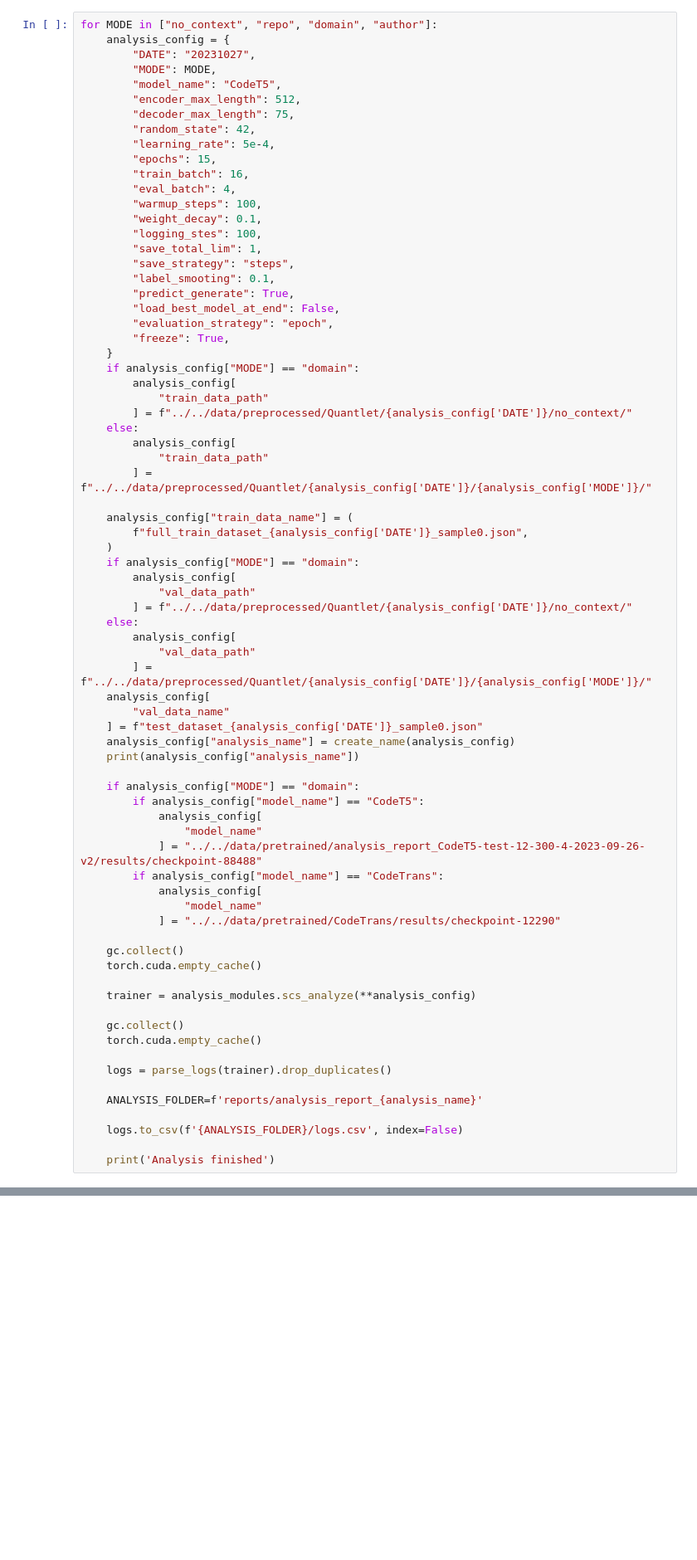
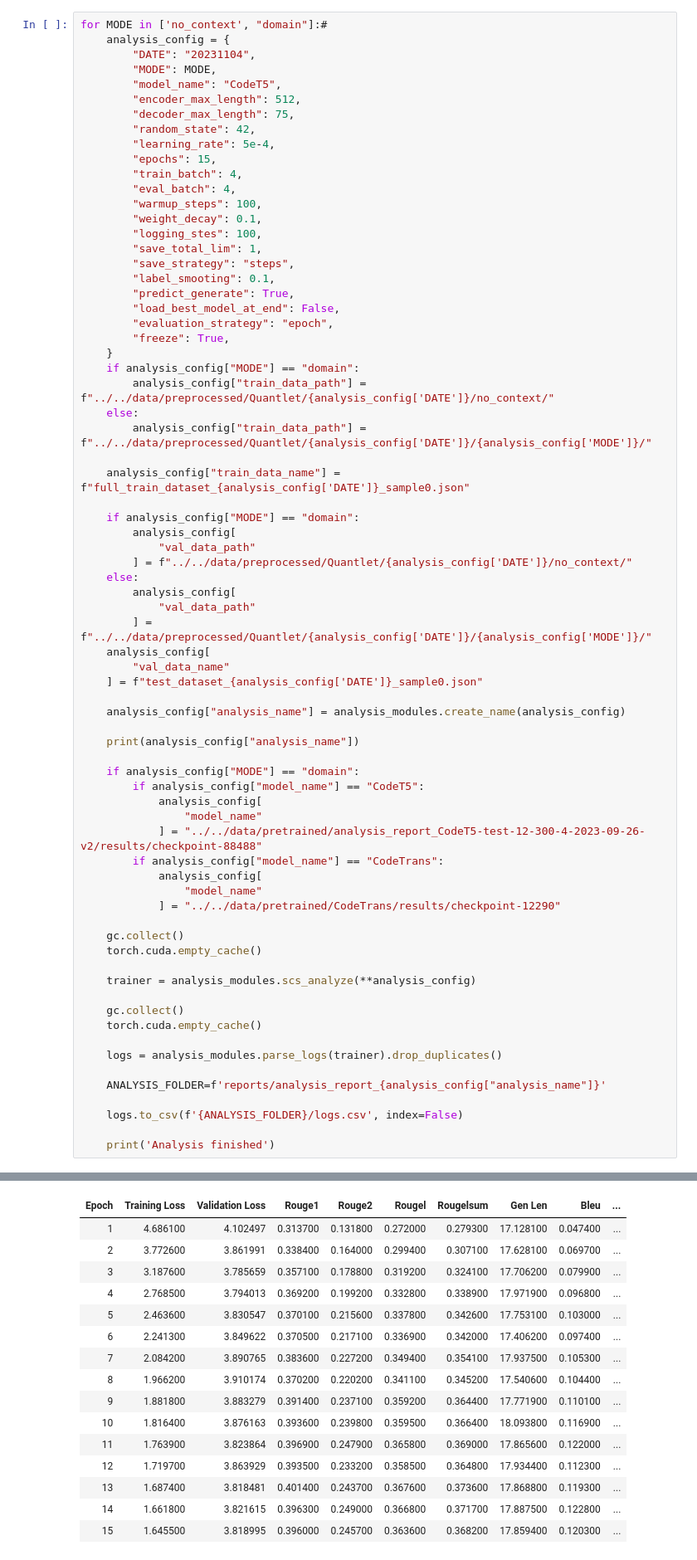
Before and after one commit to QuantLet/Encode-the-Qode, a Jupyter notebook: Quantlet/4-qode2desc/qode2desc.ipynb, the cells around one changed output, grey strips where cells are left out. Shown at 83% size. Saved outputs shown, nothing was run; the diff lists cells and outputs as text; blank space fills up the shorter version.

```diff
--- a/Quantlet/4-qode2desc/qode2desc.ipynb
+++ b/Quantlet/4-qode2desc/qode2desc.ipynb
@@ -46,9 +43,9 @@ import analysis_modules
 
 importlib.reload(analysis_modules)
 # %%
-for MODE in ["no_context", "repo", "domain", "author"]:
+for MODE in ['no_context', "domain"]:#
     analysis_config = {
-        "DATE": "20231027",
+        "DATE": "20231104",
         "MODE": MODE,
         "model_name": "CodeT5",
         "encoder_max_length": 512,
@@ -56,7 +53,7 @@ for MODE in ["no_context", "repo", "domain", "author"]:
         "random_state": 42,
         "learning_rate": 5e-4,
         "epochs": 15,
-        "train_batch": 16,
+        "train_batch": 4,
         "eval_batch": 4,
         "warmup_steps": 100,
         "weight_decay": 0.1,
@@ -70,17 +67,12 @@ for MODE in ["no_context", "repo", "domain", "author"]:
         "freeze": True,
     }
     if analysis_config["MODE"] == "domain":
-        analysis_config[
-            "train_data_path"
-        ] = f"../../data/preprocessed/Quantlet/{analysis_config['DATE']}/no_context/"
+        analysis_config["train_data_path"] = f"../../data/preprocessed/Quantlet/{analysis_config['DATE']}/no_context/"
     else:
-        analysis_config[
-            "train_data_path"
-        ] = f"../../data/preprocessed/Quantlet/{analysis_config['DATE']}/{analysis_config['MODE']}/"
+        analysis_config["train_data_path"] = f"../../data/preprocessed/Quantlet/{analysis_config['DATE']}/{analysis_config['MODE']}/"
 
-    analysis_config["train_data_name"] = (
-        f"full_train_dataset_{analysis_config['DATE']}_sample0.json",
-    )
+    analysis_config["train_data_name"] = f"full_train_dataset_{analysis_config['DATE']}_sample0.json"
+
     if analysis_config["MODE"] == "domain":
         analysis_config[
             "val_data_path"
@@ -92,7 +84,9 @@ for MODE in ["no_context", "repo", "domain", "author"]:
     analysis_config[
         "val_data_name"
     ] = f"test_dataset_{analysis_config['DATE']}_sample0.json"
-    analysis_config["analysis_name"] = create_name(analysis_config)
+
+    analysis_config["analysis_name"] = analysis_modules.create_name(analysis_config)
+
     print(analysis_config["analysis_name"])
 
     if analysis_config["MODE"] == "domain":
@@ -113,9 +107,9 @@ for MODE in ["no_context", "repo", "domain", "author"]:
     gc.collect()
     torch.cuda.empty_cache()
 
-    logs = parse_logs(trainer).drop_duplicates()
+    logs = analysis_modules.parse_logs(trainer).drop_duplicates()
 
-    ANALYSIS_FOLDER=f'reports/analysis_report_{analysis_name}'
+    ANALYSIS_FOLDER=f'reports/analysis_report_{analysis_config["analysis_name"]}'
 
     logs.to_csv(f'{ANALYSIS_FOLDER}/logs.csv', index=False)
 
@@ -124,0 +133,16 @@ CodeT5_repo_test_20231027
+| Epoch | Training Loss | Validation Loss | Rouge1 | Rouge2 | Rougel | Rougelsum | Gen Len | Bleu | ... |
+| 1 | 4.686100 | 4.102497 | 0.313700 | 0.131800 | 0.272000 | 0.279300 | 17.128100 | 0.047400 | ... |
+| 2 | 3.772600 | 3.861991 | 0.338400 | 0.164000 | 0.299400 | 0.307100 | 17.628100 | 0.069700 | ... |
+| 3 | 3.187600 | 3.785659 | 0.357100 | 0.178800 | 0.319200 | 0.324100 | 17.706200 | 0.079900 | ... |
+| 4 | 2.768500 | 3.794013 | 0.369200 | 0.199200 | 0.332800 | 0.338900 | 17.971900 | 0.096800 | ... |
+| 5 | 2.463600 | 3.830547 | 0.370100 | 0.215600 | 0.337800 | 0.342600 | 17.753100 | 0.103000 | ... |
+| 6 | 2.241300 | 3.849622 | 0.370500 | 0.217100 | 0.336900 | 0.342000 | 17.406200 | 0.097400 | ... |
+| 7 | 2.084200 | 3.890765 | 0.383600 | 0.227200 | 0.349400 | 0.354100 | 17.937500 | 0.105300 | ... |
+| 8 | 1.966200 | 3.910174 | 0.370200 | 0.220200 | 0.341100 | 0.345200 | 17.540600 | 0.104400 | ... |
+| 9 | 1.881800 | 3.883279 | 0.391400 | 0.237100 | 0.359200 | 0.364400 | 17.771900 | 0.110100 | ... |
+| 10 | 1.816400 | 3.876163 | 0.393600 | 0.239800 | 0.359500 | 0.366400 | 18.093800 | 0.116900 | ... |
+| 11 | 1.763900 | 3.823864 | 0.396900 | 0.247900 | 0.365800 | 0.369000 | 17.865600 | 0.122000 | ... |
+| 12 | 1.719700 | 3.863929 | 0.393500 | 0.233200 | 0.358500 | 0.364800 | 17.934400 | 0.112300 | ... |
+| 13 | 1.687400 | 3.818481 | 0.401400 | 0.243700 | 0.367600 | 0.373600 | 17.868800 | 0.119300 | ... |
+| 14 | 1.661800 | 3.821615 | 0.396300 | 0.249000 | 0.366800 | 0.371700 | 17.887500 | 0.122800 | ... |
+| 15 | 1.645500 | 3.818995 | 0.396000 | 0.245700 | 0.363600 | 0.368200 | 17.859400 | 0.120300 | ... |
```
Also changed, not shown: parts of 8 cells of this notebook, 15 other files.
